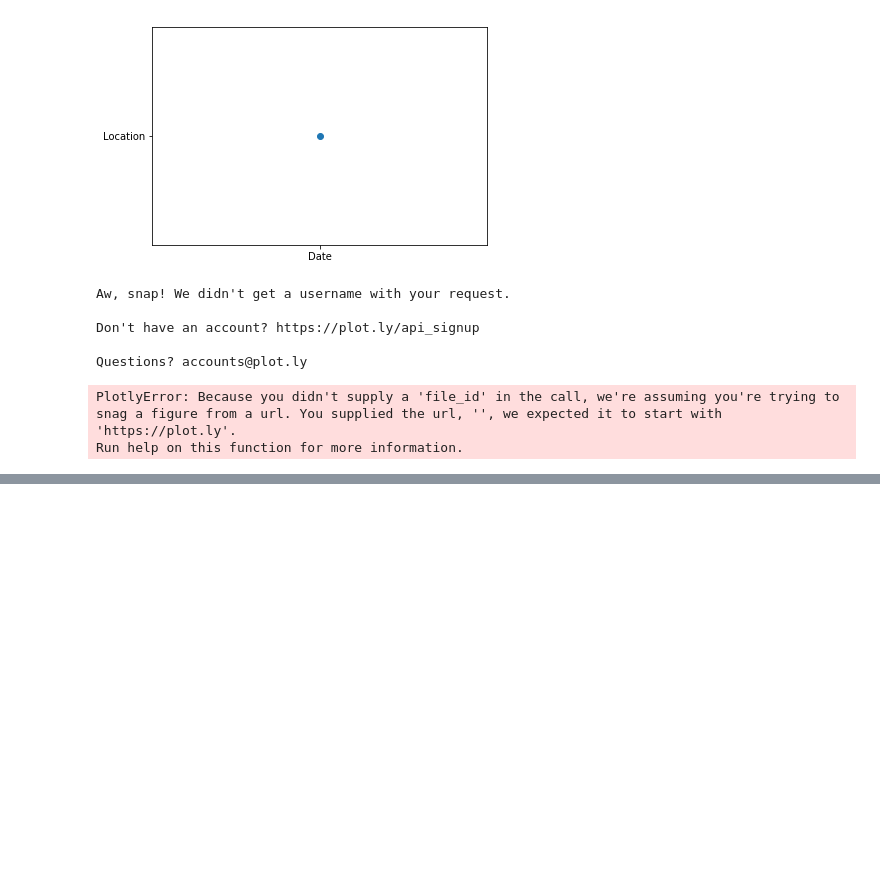
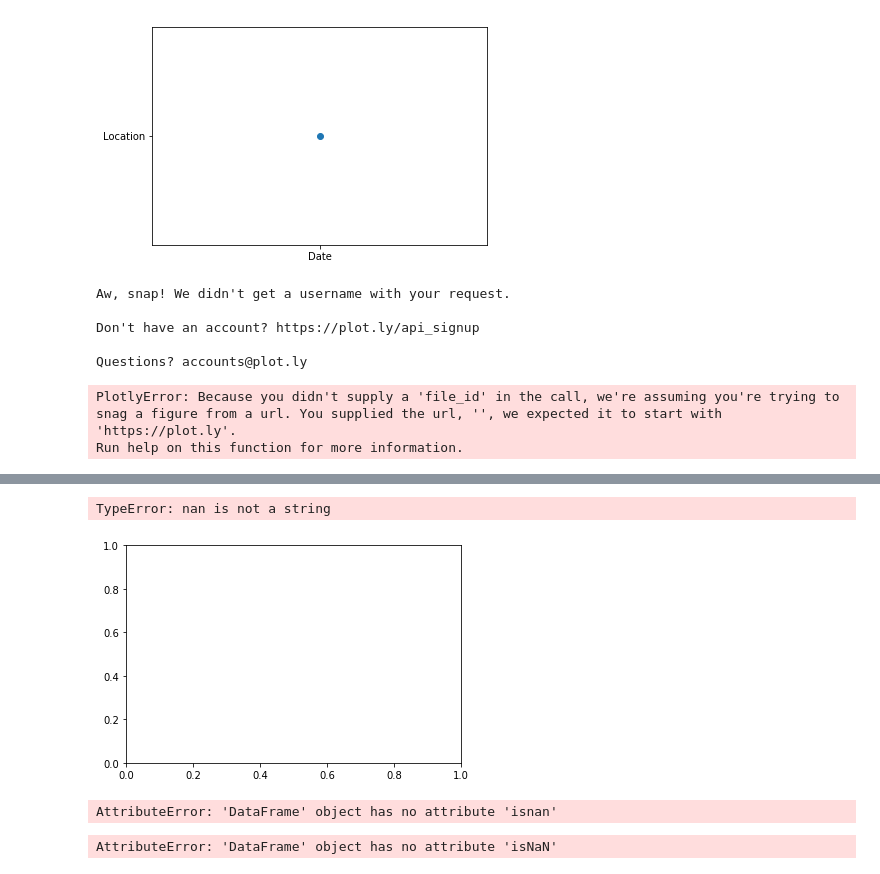
Before and after one commit to CatarinaL/GroupDataVizProjectDIT, a Jupyter notebook: clean.ipynb, the cells around one changed output, grey strips where cells are left out. Saved outputs shown, nothing was run; the diff lists cells and outputs as text; code cells hidden in the pictures; blank space fills up the shorter version.

```diff
--- a/clean.ipynb
+++ b/clean.ipynb
@@ -407,0 +416,19 @@ Run help on this function for more information.
+# %%
+time = newdata['Time']
+location = newdata['Location']
+plt.scatter(time, location, edgecolors = 'r')
+plt.xlabel = ('Location')
+plt.ylabel = ('Time')
+plt.title('Location and corresponding Times')
+plt.show()
+# %% [output]
+TypeError: nan is not a string
+[figure, added]
+# %%
+newdata.isnan()
+# %% [output]
+AttributeError: 'DataFrame' object has no attribute 'isnan'
+# %%
+newdata.isNaN()
+# %% [output]
+AttributeError: 'DataFrame' object has no attribute 'isNaN'
```
Also changed, not shown: parts of 6 cells of this notebook.
